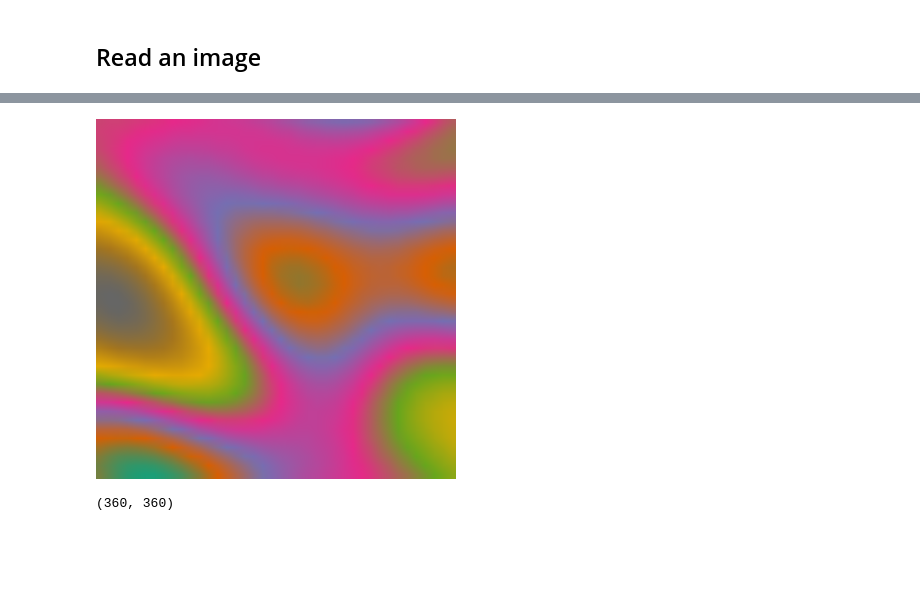
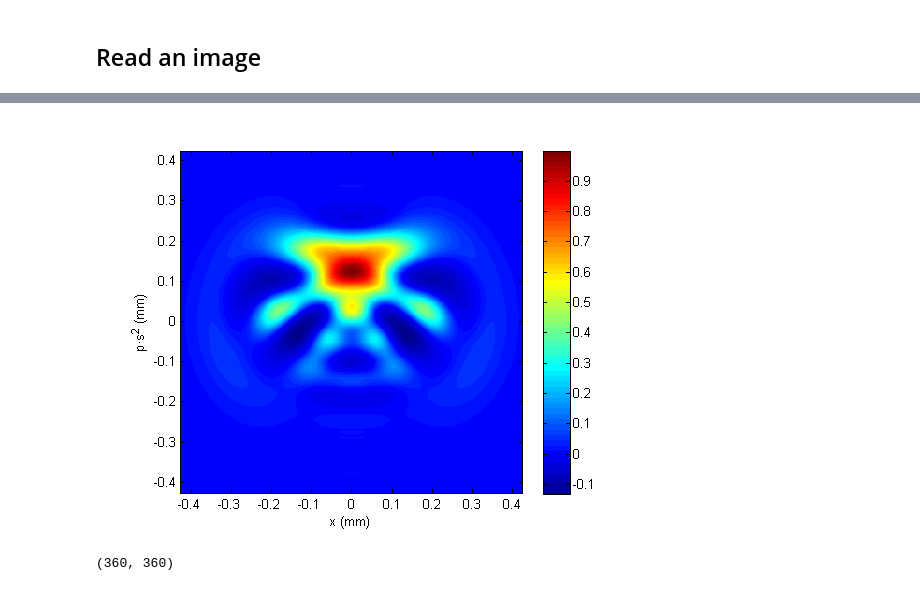
Before and after one commit to kwinkunks/rainbow, a Jupyter notebook: notebooks/Guessing_colourmaps-NOCROSS.ipynb, the cells around one changed output, grey strips where cells are left out. Saved outputs shown, nothing was run; the diff lists cells and outputs as text; code cells hidden in the pictures; blank space fills up the shorter version.

```diff
--- a/notebooks/Guessing_colourmaps-NOCROSS.ipynb
+++ b/notebooks/Guessing_colourmaps-NOCROSS.ipynb
@@ -13,19 +13,19 @@ cd ~/Dropbox/dev/rainbow/notebooks
 # %%
 from PIL import Image
 
 # img = Image.open('data/cbar/boxer.png')
 # img = Image.open('data/cbar/fluid.png')
 # img = Image.open('data/cbar/lisa.png')
 # img = Image.open('data/cbar/redblu.png')
 # img = Image.open('data/cbar/seismic.png')
 # img = Image.open('data/cbar/drainage.jpg')
-img = Image.open('data/cbar/test.png')
+#img = Image.open('data/cbar/test.png')
 
-#img = Image.open('data/cbar/Colormap_Jet1.png')
+img = Image.open('data/cbar/Colormap_Jet1.png')
 
 img
 # %% [output]
-[figure, old version]
+[figure, new version]
 # %%
 img.size
 # %% [output]
```
Also changed, not shown: parts of 2 cells of this notebook, 8 other files.
